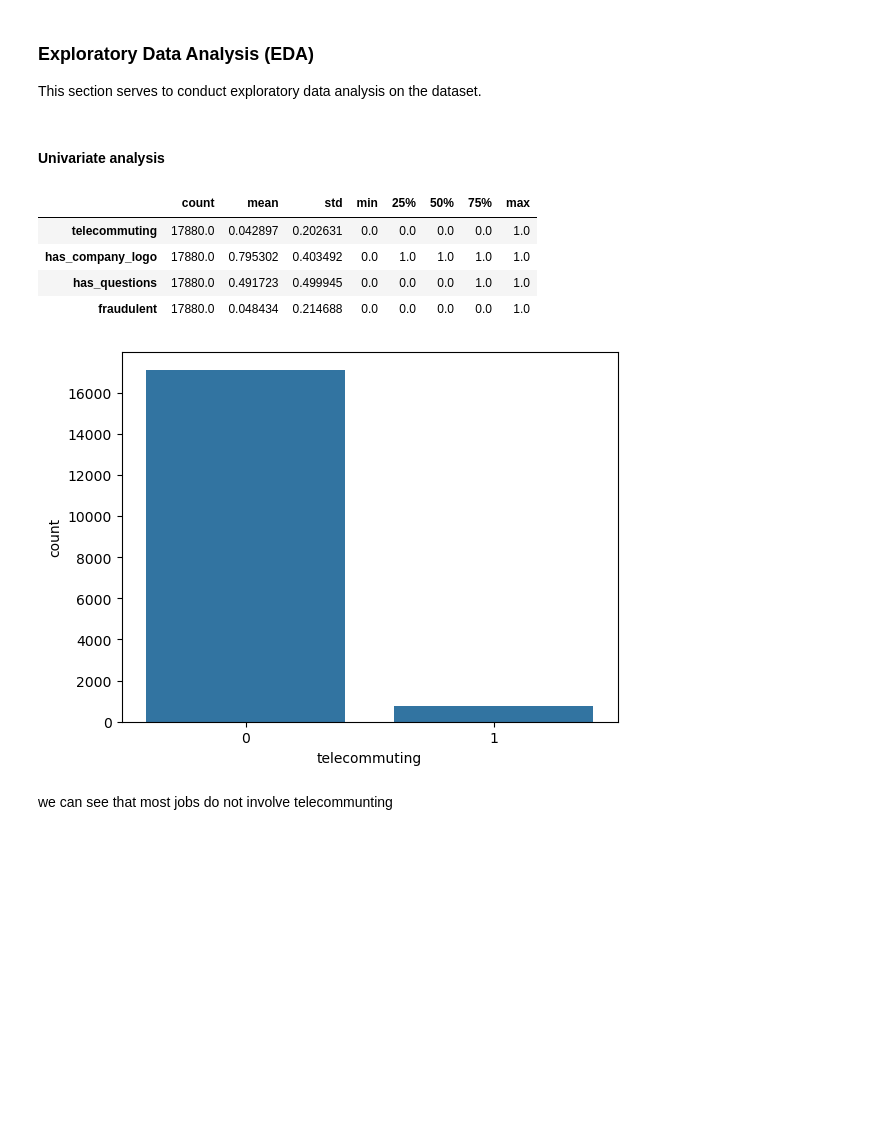
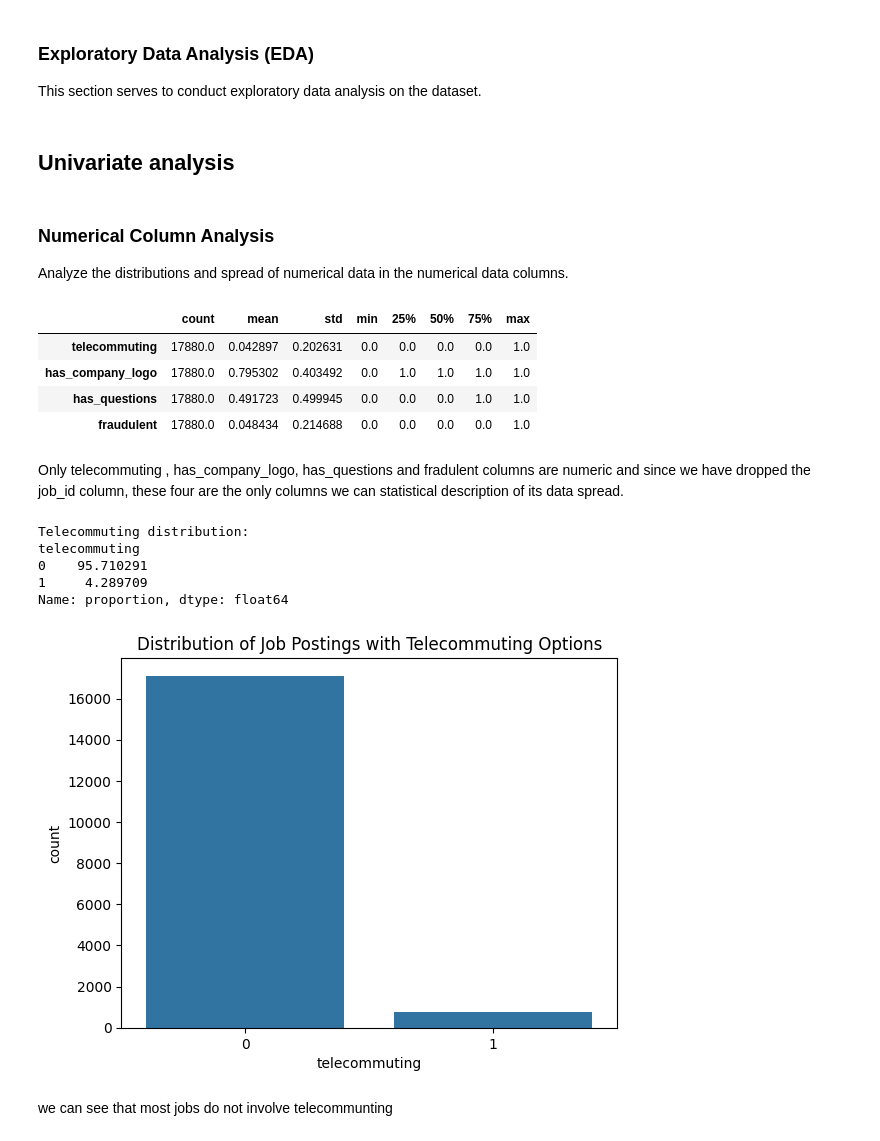
Before and after one commit to Bearson678/fake-job-posting_DL_Project, a Jupyter notebook: EDA.ipynb, the cells around one changed output. Drawn from its saved outputs; the diff is of its cells as text; code cells hidden in the pictures; blank space fills up the shorter version.

```diff
--- a/EDA.ipynb
+++ b/EDA.ipynb
@@ -202,7 +228,11 @@ dtype: int64
 
 This section serves to conduct exploratory data analysis on the dataset.
 # %% [markdown]
-#### Univariate analysis
+## Univariate analysis
+# %% [markdown]
+### Numerical Column Analysis
+
+Analyze the distributions and spread of numerical data in the numerical data columns.
 # %%
 df.describe().T
 # %% [output]
@@ -211,11 +241,22 @@ df.describe().T
 | has_company_logo | 17880.0 | 0.795302 | 0.403492 | 0.0 | 1.0 | 1.0 | 1.0 | 1.0 |
 | has_questions | 17880.0 | 0.491723 | 0.499945 | 0.0 | 0.0 | 0.0 | 1.0 | 1.0 |
 | fraudulent | 17880.0 | 0.048434 | 0.214688 | 0.0 | 0.0 | 0.0 | 0.0 | 1.0 |
+# %% [markdown]
+Only telecommuting , has_company_logo, has_questions and fradulent columns are numeric and since we have dropped the job_id column, these four are the only columns we can statistical description of its data spread.
 # %%
+print("\nTelecommuting distribution:")
+print(df['telecommuting'].value_counts(normalize=True) * 100)
+
 sns.countplot(x=df['telecommuting'])
+plt.title('Distribution of Job Postings with Telecommuting Options')
 plt.show()
 # %% [output]
+Telecommuting distribution:
+telecommuting
+0    95.710291
+1     4.289709
+Name: proportion, dtype: float64
-[figure, old version]
+[figure, new version]
 # %% [markdown]
 we can see that most jobs do not involve telecommunting
 # %%
```
Also changed, not shown: parts of 46 cells of this notebook.
